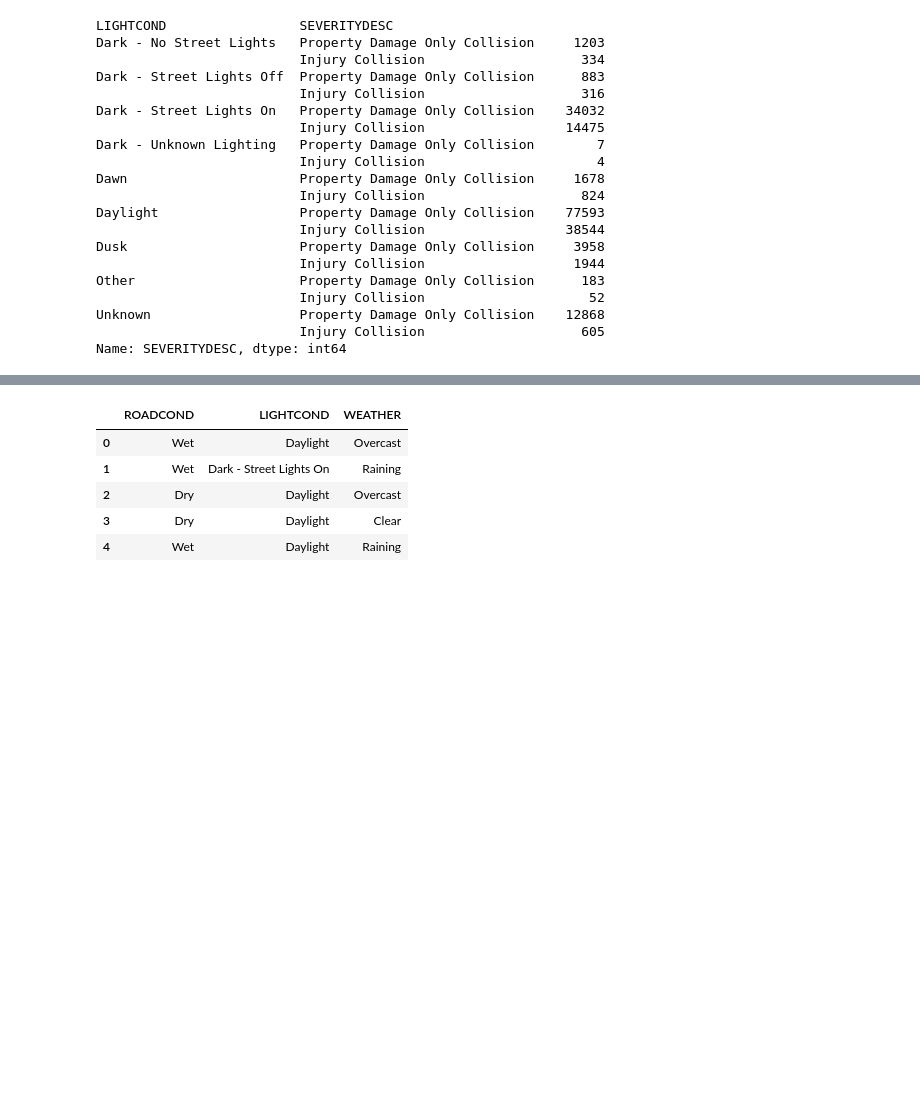
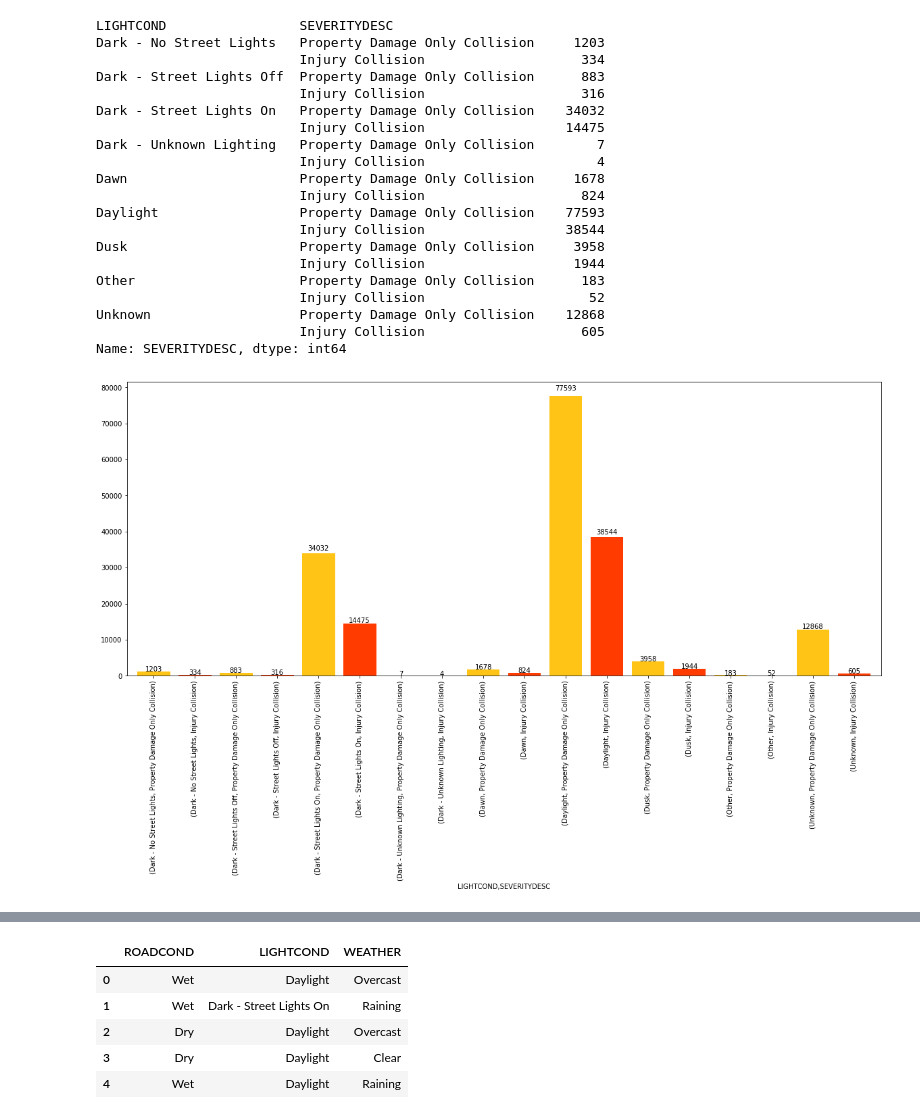
Before and after one commit to Flame-Sage/Coursera_Capstone, a Jupyter notebook: Capstone Notebook.ipynb, the cells around one changed output, grey strips where cells are left out. Cells and saved outputs as stored; diff of their text form; code cells hidden in the pictures; blank space fills up the shorter version.

```diff
--- a/Capstone Notebook.ipynb
+++ b/Capstone Notebook.ipynb
@@ -94,7 +121,8 @@ Other                          235
 Dark - Unknown Lighting         11
 Name: LIGHTCOND, dtype: int64
 # %%
-df.groupby(['LIGHTCOND'])['SEVERITYDESC'].value_counts()
+lc = df.groupby(['LIGHTCOND'])['SEVERITYDESC'].value_counts()
+lc
 # %% [output]
 LIGHTCOND                 SEVERITYDESC
 Dark - No Street Lights   Property Damage Only Collision     1203
@@ -116,3 +144,16 @@ Other                     Property Damage Only Collision      183
 Unknown                   Property Damage Only Collision    12868
                           Injury Collision                    605
 Name: SEVERITYDESC, dtype: int64
+# %%
+lcp = lc.plot(kind = 'bar', figsize = (20,8), width = 0.8, color = collcol) #using the yellow color for prop damage, red for injury and the defaults burn my eyes
+plt.title = 'Light Condition and Severity of Crashes'
+#plt.legend(loc = 2, fontsize = 14)
+
+for p in lcp.patches:
+    width = p.get_width()
+    height = p.get_height()
+    x,y = p.get_xy()
+    val = height
+    lcp.annotate(val, (x+width/2, y+height*1.02), ha= 'center')
+# %% [output]
+[figure, added]
```
Also changed, not shown: parts of 26 cells of this notebook.
